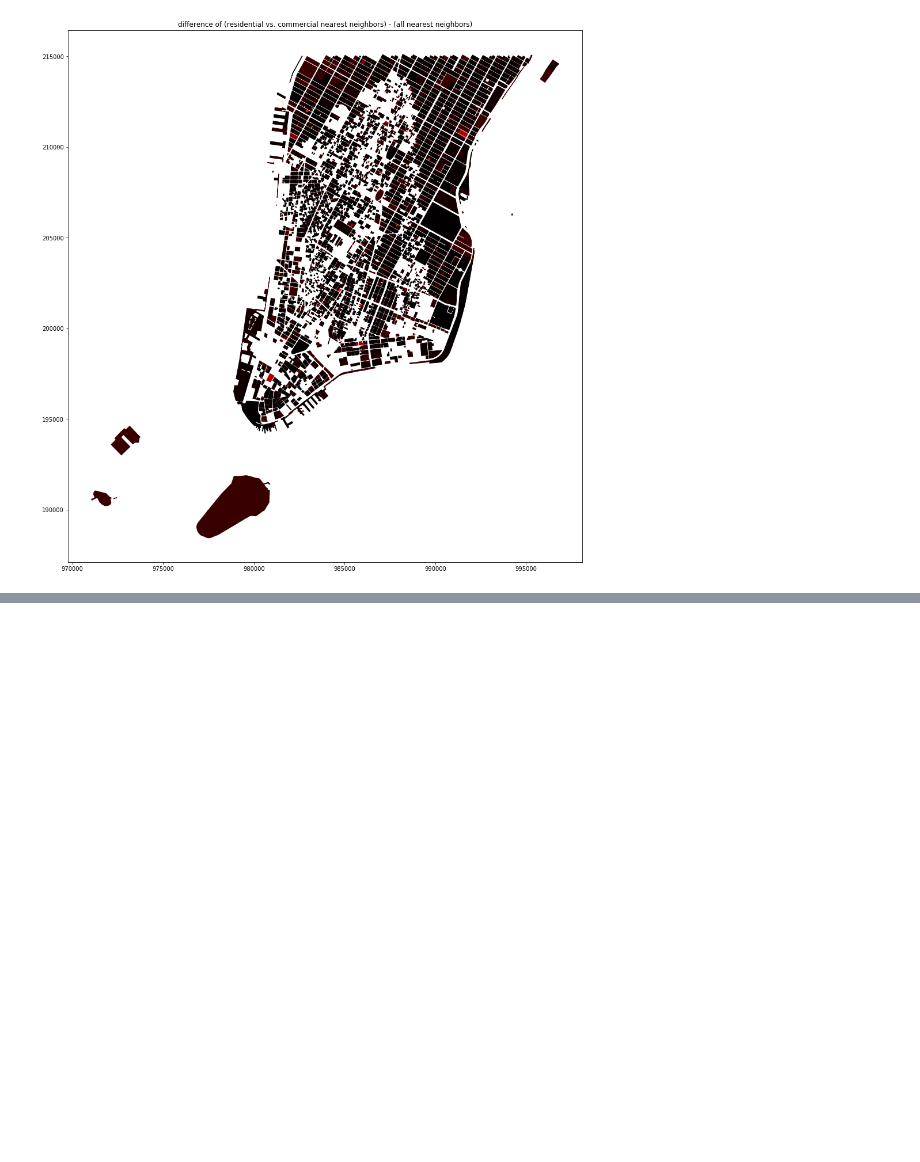
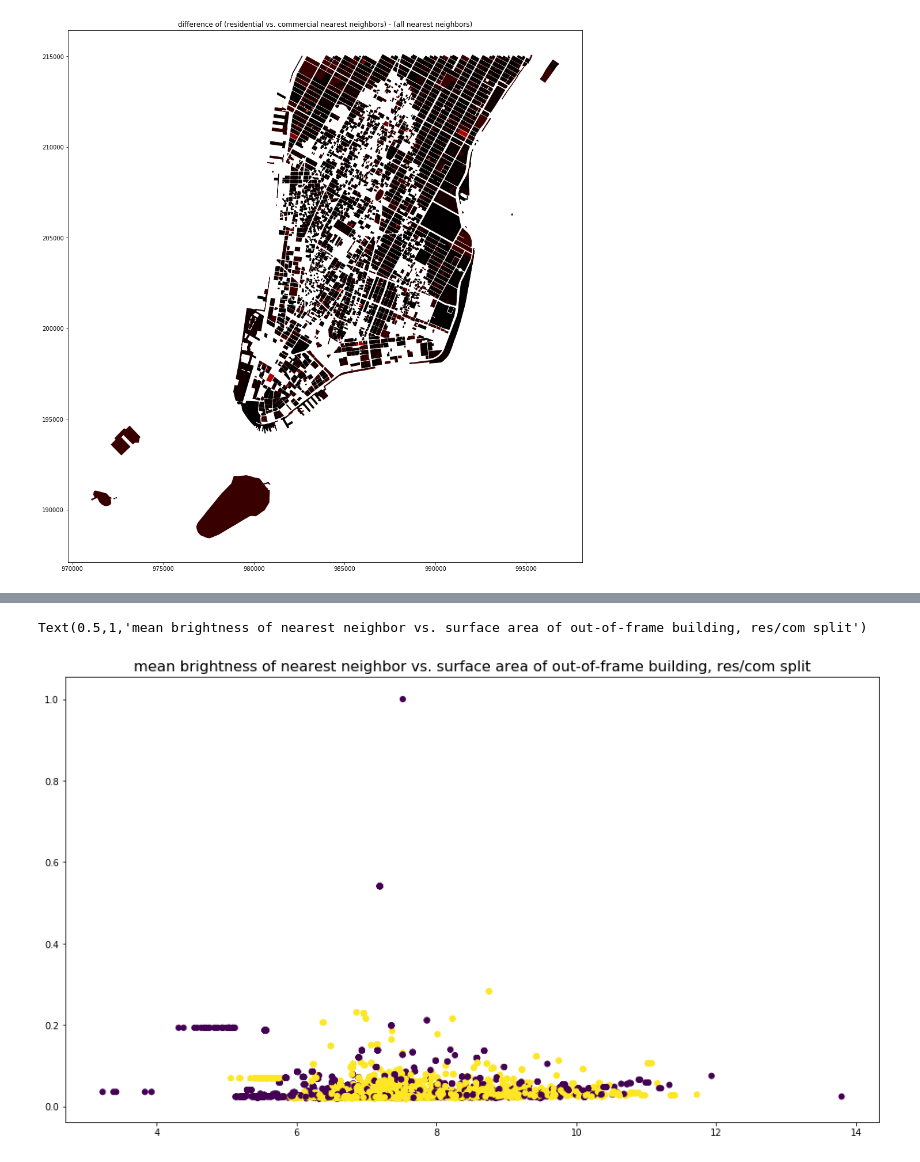
Before and after one commit to cmoscardi/independent_2018, a Jupyter notebook: image/zeropoint_and_more_nn.ipynb, the cells around one changed output, grey strips where cells are left out. Saved outputs shown, nothing was run; the diff lists cells and outputs as text; code cells hidden in the pictures; blank space fills up the shorter version.

```diff
--- a/image/zeropoint_and_more_nn.ipynb
+++ b/image/zeropoint_and_more_nn.ipynb
@@ -421,0 +433,9 @@ min(vals), max(vals)
+# %%
+fig, ax = plt.subplots( figsize=(16, 9))
+
+sas = out_reset["surface_area"]
+ax.scatter(np.log(sas), brightnesses, c=out_reset.BldgClass.str[0].isin(RESIDENTIAL))
+ax.set_title("mean brightness of nearest neighbor vs. surface area of out-of-frame building, res/com split", fontsize=16)
+# %% [output]
+Text(0.5,1,'mean brightness of nearest neighbor vs. surface area of out-of-frame building, res/com split')
+[figure, added]
```
Also changed, not shown: parts of 1 cell of this notebook.
